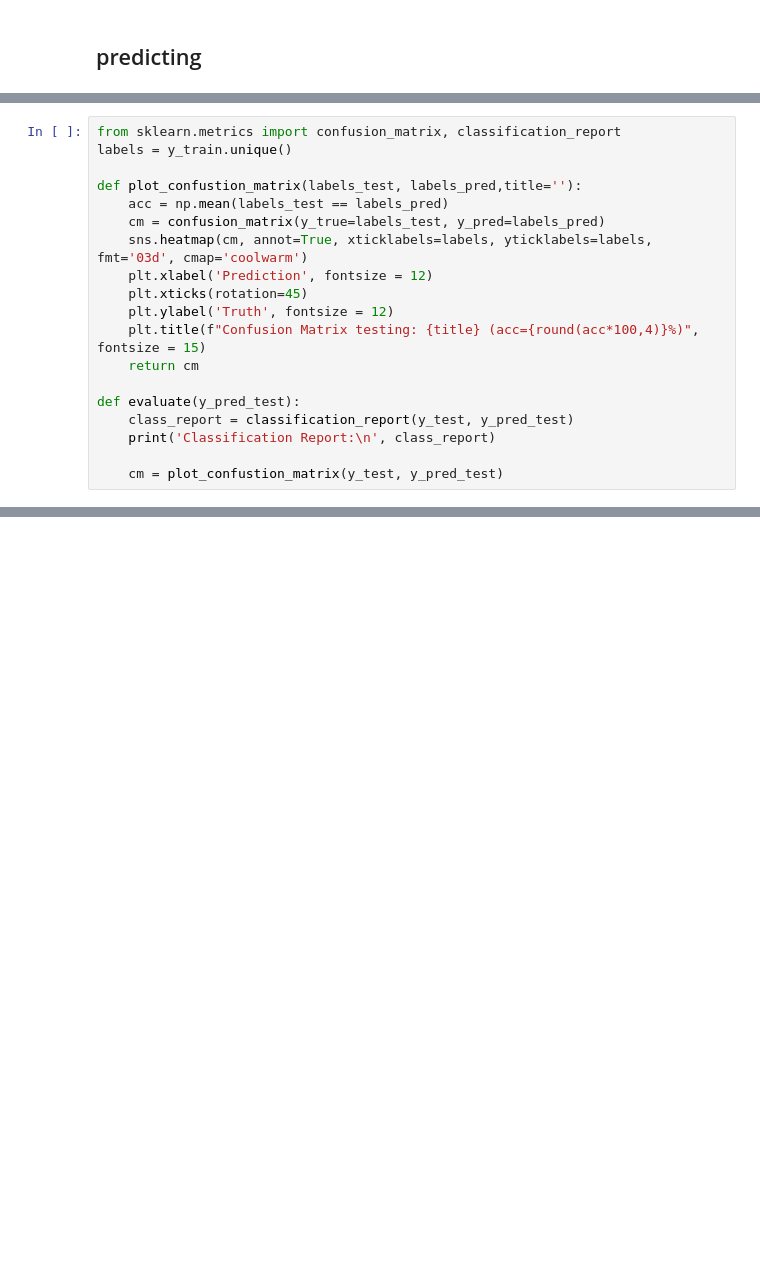
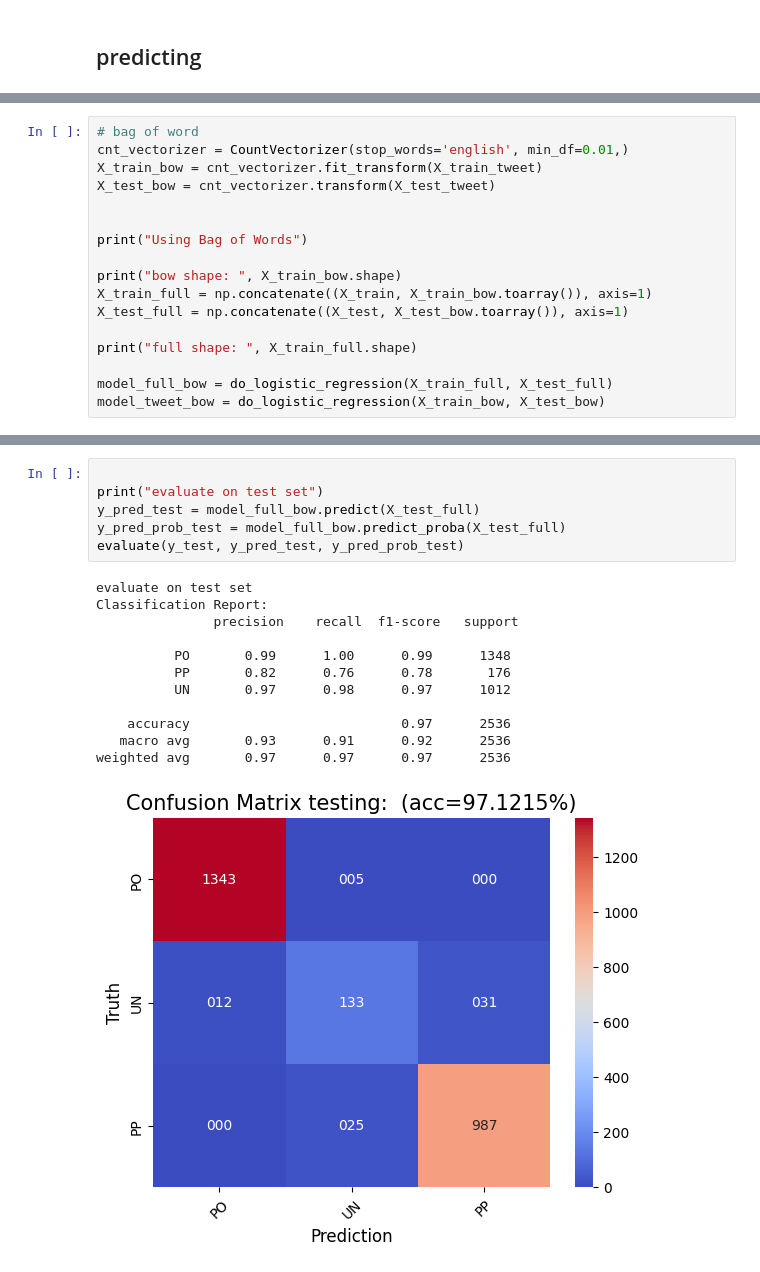
Before and after one commit to loomkoom/hackathon-2, a Jupyter notebook: model/main_model.ipynb, the cells around one changed output, grey strips where cells are left out. Cells and saved outputs as stored; diff of their text form; blank space fills up the shorter version.

```diff
--- a/model/main_model.ipynb
+++ b/model/main_model.ipynb
@@ -255,19 +252,0 @@ def do_logistic_regression(X_tr,X_te):
-# %%
-from sklearn.metrics import confusion_matrix, classification_report
-labels = y_train.unique()
-
-def plot_confustion_matrix(labels_test, labels_pred,title=''):
-    acc = np.mean(labels_test == labels_pred)
-    cm = confusion_matrix(y_true=labels_test, y_pred=labels_pred)
-    sns.heatmap(cm, annot=True, xticklabels=labels, yticklabels=labels, fmt='03d', cmap='coolwarm')
-    plt.xlabel('Prediction', fontsize = 12)
-    plt.xticks(rotation=45)
-    plt.ylabel('Truth', fontsize = 12)
-    plt.title(f"Confusion Matrix testing: {title} (acc={round(acc*100,4)}%)", fontsize = 15)
-    return cm
-
-def evaluate(y_pred_test):
-    class_report = classification_report(y_test, y_pred_test)
-    print('Classification Report:\n', class_report)
-
-    cm = plot_confustion_matrix(y_test, y_pred_test)
@@ -496,0 +469,17 @@ weighted avg       0.95      0.95      0.95      2536
+# %%
+# bag of word
+cnt_vectorizer = CountVectorizer(stop_words='english', min_df=0.01,)
+X_train_bow = cnt_vectorizer.fit_transform(X_train_tweet)
+X_test_bow = cnt_vectorizer.transform(X_test_tweet)
+
+
+print("Using Bag of Words")
+
+print("bow shape: ", X_train_bow.shape)
+X_train_full = np.concatenate((X_train, X_train_bow.toarray()), axis=1)
+X_test_full = np.concatenate((X_test, X_test_bow.toarray()), axis=1)
+
+print("full shape: ", X_train_full.shape)
+
+model_full_bow = do_logistic_regression(X_train_full, X_test_full)
+model_tweet_bow = do_logistic_regression(X_train_bow, X_test_bow)
@@ -496,0 +504,19 @@ weighted avg       0.95      0.95      0.95      2536
+# %%
+
+print("evaluate on test set")
+y_pred_test = model_full_bow.predict(X_test_full)
+y_pred_prob_test = model_full_bow.predict_proba(X_test_full)
+evaluate(y_test, y_pred_test, y_pred_prob_test)
+# %% [output]
+evaluate on test set
+Classification Report:
+               precision    recall  f1-score   support
+
+          PO       0.99      1.00      0.99      1348
+          PP       0.82      0.76      0.78       176
+          UN       0.97      0.98      0.97      1012
+
+    accuracy                           0.97      2536
+   macro avg       0.93      0.91      0.92      2536
+weighted avg       0.97      0.97      0.97      2536
+[figure, added]
```
Also changed, not shown: parts of 52 cells of this notebook, 6 other files.
